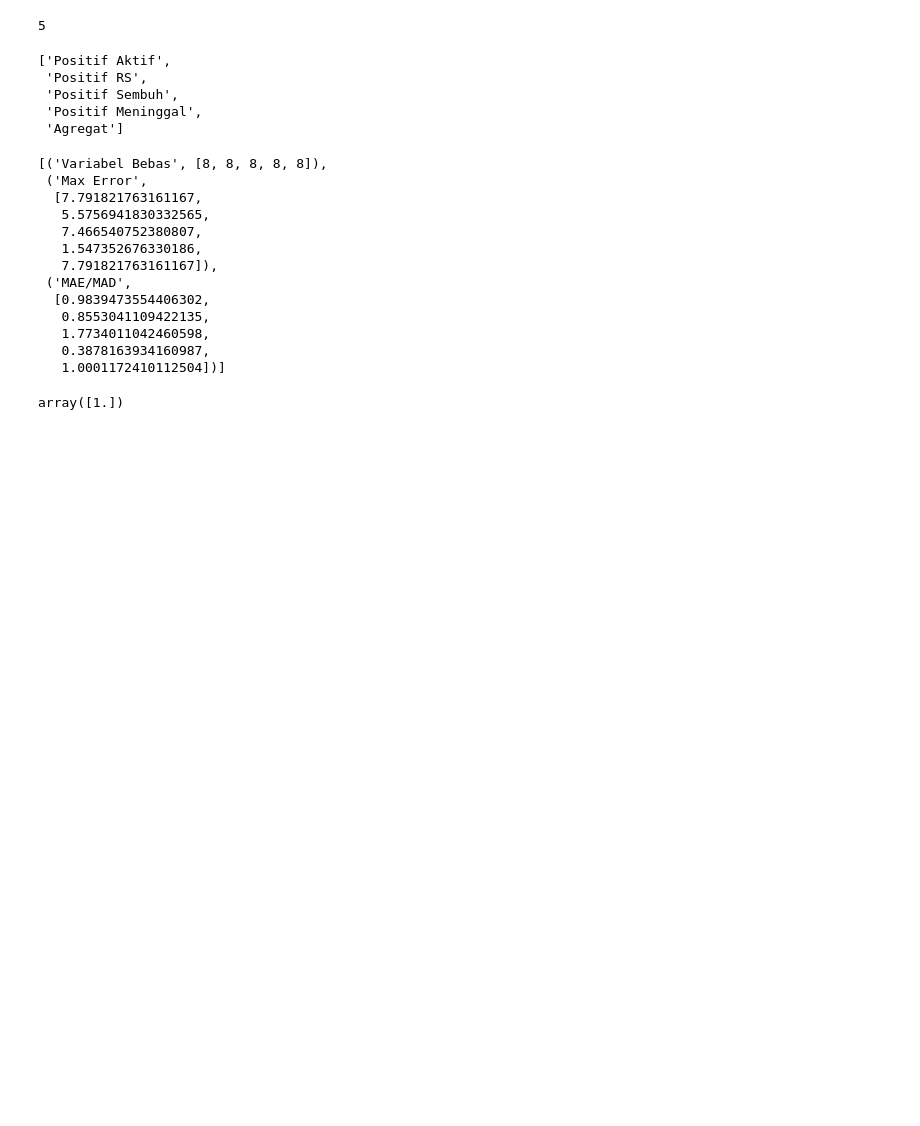
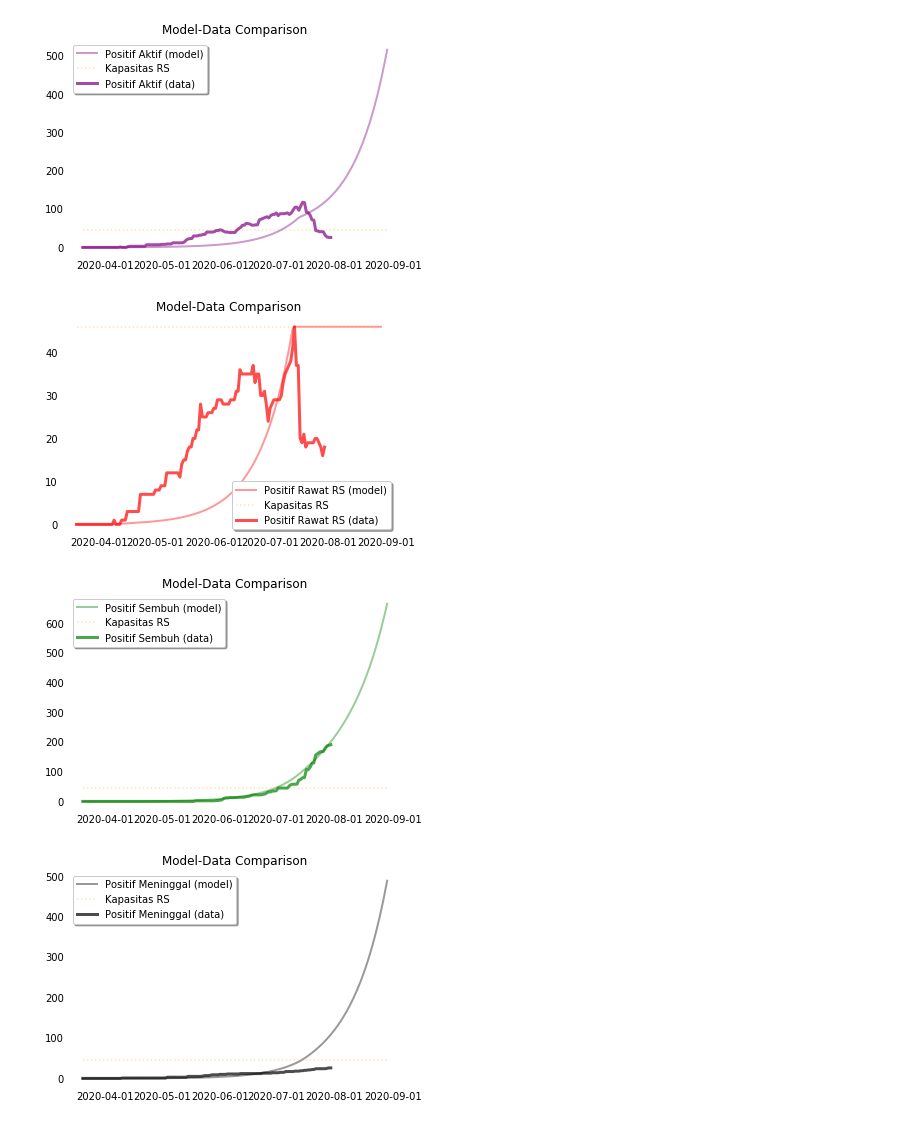
Before and after one commit to prediksicovidjatim/prediksicovidjatim-notebooks, a Jupyter notebook: development/Scratchpad.ipynb, the cells around one changed output. Saved outputs shown, nothing was run; the diff lists cells and outputs as text; code cells hidden in the pictures; blank space fills up the shorter version.

```diff
--- a/development/Scratchpad.ipynb
+++ b/development/Scratchpad.ipynb
@@ -35,34 +0,0 @@ def _preprocess_scores(scores):
-# %%
-scores, test_scores = ModelDataRepo.fetch_scores("KOTA BLITAR")
-len(scores)
-# %% [output]
-5
-# %%
-sets, scores = _preprocess_scores(scores)
-sets
-# %% [output]
-['Positif Aktif',
- 'Positif RS',
- 'Positif Sembuh',
- 'Positif Meninggal',
- 'Agregat']
-# %%
-scores[:3]
-# %% [output]
-[('Variabel Bebas', [8, 8, 8, 8, 8]),
- ('Max Error',
-  [7.791821763161167,
-   5.5756941830332565,
-   7.466540752380807,
-   1.547352676330186,
-   7.791821763161167]),
- ('MAE/MAD',
-  [0.9839473554406302,
-   0.8553041109422135,
-   1.7734011042460598,
-   0.3878163934160987,
-   1.0001172410112504])]
-# %%
-np.round([1.2345], 0)
-# %% [output]
-array([1.])
@@ -68,0 +16,26 @@ array([1.])
+# %%
+kabko = "KAB. BOJONEGORO"
+with database.get_conn() as conn, conn.cursor() as cur:
+    kabko_scored = ModelDataRepo.fetch_kabko_scored(cur)
+
+    if kabko not in {x[0] for x in kabko_scored}:
+        raise Http404
+
+    kabko = ModelDataRepo.get_kabko_full(kabko, cur)
+    fit_scores, test_scores = ModelDataRepo.fetch_scores(kabko.kabko, cur)
+
+mod = SeicrdRlcModel(kabko)
+params = kabko.get_params_init(extra_days=config.PREDICT_DAYS)
+model_result = mod.model(**params)
+
+plotter = ModelPlotter(kabko, model_result)
+datasets = ["infectious_all", "critical_cared", "recovered", "dead", "infected"]
+compare = {d:plotter.plot(
+    plotter.plot_main_data,
+    [d]
+) for d in datasets}
+# %% [output]
+[figure, added]
+[figure, added]
+[figure, added]
+[figure, added]
```
Also changed, not shown: parts of 7 cells of this notebook, 2 other files.
